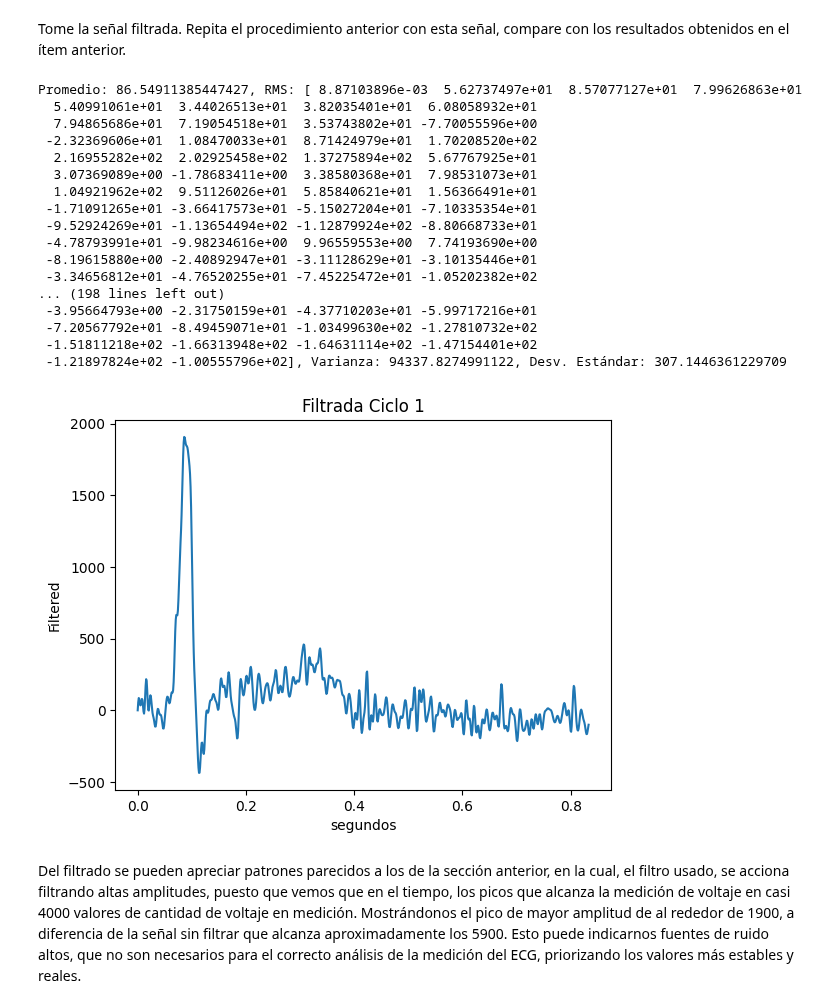
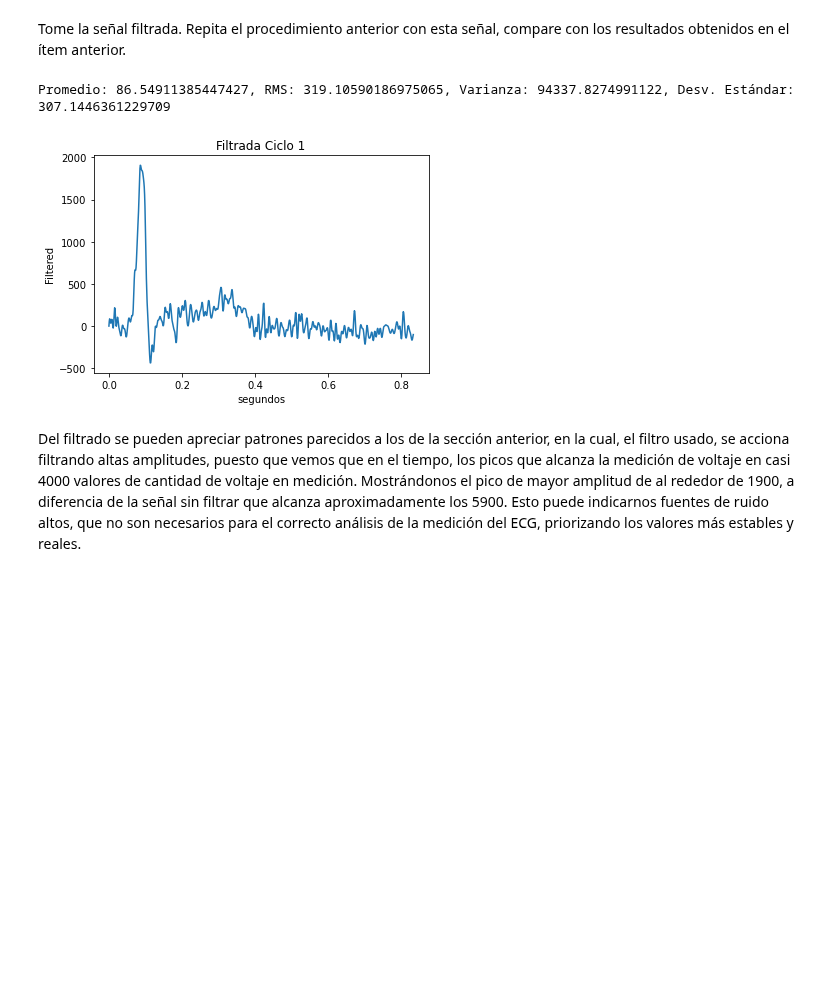
Before and after one commit to MateoOyuelaR19/LAB-BIOSE-ALES, a Jupyter notebook: 3_Analisis_estadistico_de_senales/practica3.ipynb, the cells around one changed output. Drawn from its saved outputs; the diff is of its cells as text; code cells hidden in the pictures; blank space fills up the shorter version.

```diff
--- a/3_Analisis_estadistico_de_senales/practica3.ipynb
+++ b/3_Analisis_estadistico_de_senales/practica3.ipynb
@@ -94,34 +94,18 @@ Tome la señal filtrada. Repita el procedimiento anterior con esta señal, compa
 # %%
 filtered=data['ECG_filtered'][0]
 filtered_ciclo1=filtered[0:u]
 plt.plot(tciclo,filtered_ciclo1)
 plt.title('Filtrada Ciclo 1')
 plt.xlabel('segundos')
 plt.ylabel('Filtered')
 mean_filtered_ciclo1=np.mean(filtered_ciclo1) #promedio
-rms_filtered_ciclo1=(filtered_ciclo1) #rms
+rms_filtered_ciclo1=numprms(filtered_ciclo1) #rms
 var_filtered_ciclo1=np.var(filtered_ciclo1) #varianza
 std_filtered_ciclo1=np.std(filtered_ciclo1) #desv estandar
 print(f'Promedio: {mean_filtered_ciclo1}, RMS: {rms_filtered_ciclo1}, Varianza: {var_filtered_ciclo1}, Desv. Estándar: {std_filtered_ciclo1}')
 # %% [output]
-Promedio: 86.54911385447427, RMS: [ 8.87103896e-03  5.62737497e+01  8.57077127e+01  7.99626863e+01
-  5.40991061e+01  3.44026513e+01  3.82035401e+01  6.08058932e+01
-  7.94865686e+01  7.19054518e+01  3.53743802e+01 -7.70055596e+00
- -2.32369606e+01  1.08470033e+01  8.71424979e+01  1.70208520e+02
-  2.16955282e+02  2.02925458e+02  1.37275894e+02  5.67767925e+01
-  3.07369089e+00 -1.78683411e+00  3.38580368e+01  7.98531073e+01
-  1.04921962e+02  9.51126026e+01  5.85840621e+01  1.56366491e+01
- -1.71091265e+01 -3.66417573e+01 -5.15027204e+01 -7.10335354e+01
- -9.52924269e+01 -1.13654494e+02 -1.12879924e+02 -8.80668733e+01
- -4.78793991e+01 -9.98234616e+00  9.96559553e+00  7.74193690e+00
- -8.19615880e+00 -2.40892947e+01 -3.11128629e+01 -3.10135446e+01
- -3.34656812e+01 -4.76520255e+01 -7.45225472e+01 -1.05202382e+02
-... (198 lines left out)
- -3.95664793e+00 -2.31750159e+01 -4.37710203e+01 -5.99717216e+01
- -7.20567792e+01 -8.49459071e+01 -1.03499630e+02 -1.27810732e+02
- -1.51811218e+02 -1.66313948e+02 -1.64631114e+02 -1.47154401e+02
- -1.21897824e+02 -1.00555796e+02], Varianza: 94337.8274991122, Desv. Estándar: 307.1446361229709
+Promedio: 86.54911385447427, RMS: 319.10590186975065, Varianza: 94337.8274991122, Desv. Estándar: 307.1446361229709
-[figure, old version]
+[figure, new version]
 # %% [markdown]
 Del filtrado se pueden apreciar patrones parecidos a los de la sección anterior, en la cual, el filtro usado, se acciona filtrando altas amplitudes, puesto que vemos que en el tiempo, los picos que alcanza la medición de voltaje en casi 4000 valores de cantidad de voltaje en medición. Mostrándonos el pico de mayor amplitud de al rededor de 1900, a diferencia de la señal sin filtrar que alcanza aproximadamente los 5900. Esto puede indicarnos fuentes de ruido altos, que no son necesarios para el correcto análisis de la medición del ECG, priorizando los valores más estables y reales.
 # %% [markdown]
```
Also changed, not shown: parts of 5 cells of this notebook.
